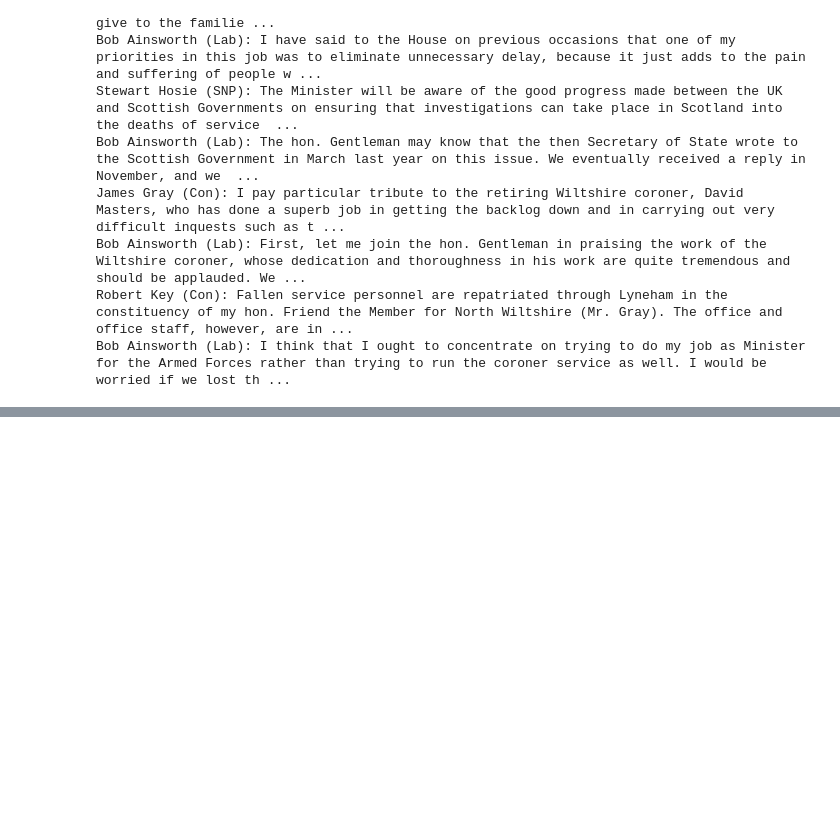
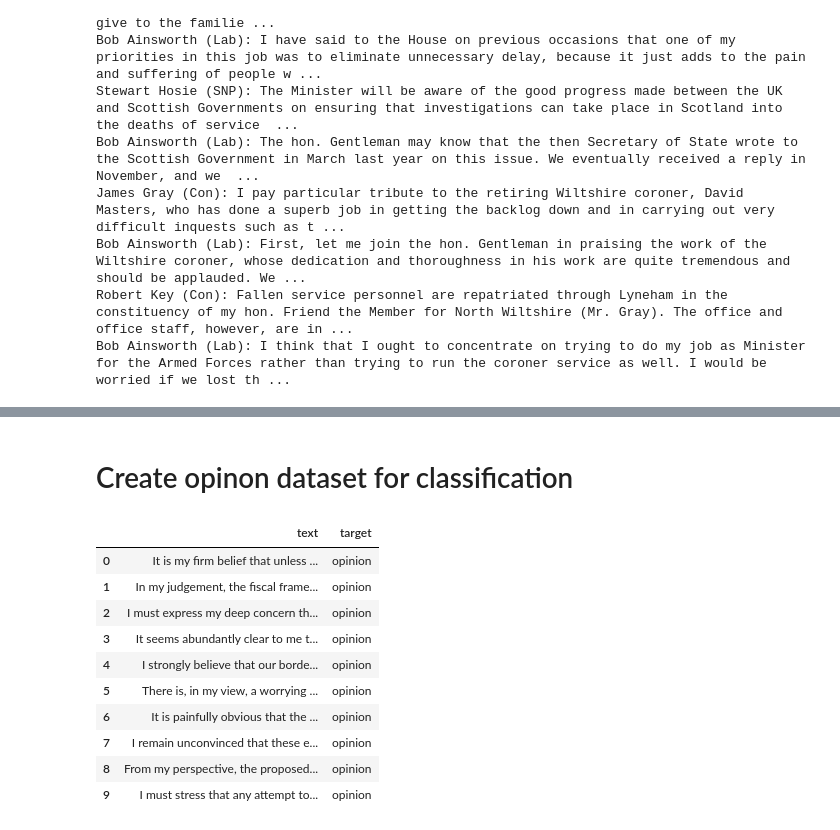
Before and after one commit to fedefraschio/stance-detection-uk-parliament, a Jupyter notebook: notebooks/02_preprocessing.ipynb, the cells around one changed output, grey strips where cells are left out. Saved outputs shown, nothing was run; the diff lists cells and outputs as text; code cells hidden in the pictures; blank space fills up the shorter version.

Commit message:
Created synthetic dataset

```diff
--- a/notebooks/02_preprocessing.ipynb
+++ b/notebooks/02_preprocessing.ipynb
@@ -28,0 +49,21 @@ Bob Ainsworth (Lab): I think that I ought to concentrate on trying to do my job
+# %% [markdown]
+# Create opinon dataset for classification
+# %%
+OPINIONS= './../data/opinionated_sentences_uk_parliament.csv'
+df_opinions=pd.read_csv(OPINIONS,names=["text"])
+# %%
+df_opinions["target"]="opinion"
+# %%
+df_opinions.head(10)
+# %% [output]
+|  | text | target |
+| 0 | It is my firm belief that unless ... | opinion |
+| 1 | In my judgement, the fiscal frame... | opinion |
+| 2 | I must express my deep concern th... | opinion |
+| 3 | It seems abundantly clear to me t... | opinion |
+| 4 | I strongly believe that our borde... | opinion |
+| 5 | There is, in my view, a worrying ... | opinion |
+| 6 | It is painfully obvious that the ... | opinion |
+| 7 | I remain unconvinced that these e... | opinion |
+| 8 | From my perspective, the proposed... | opinion |
+| 9 | I must stress that any attempt to... | opinion |
```
Also changed, not shown: parts of 8 cells of this notebook, 1 other file.
